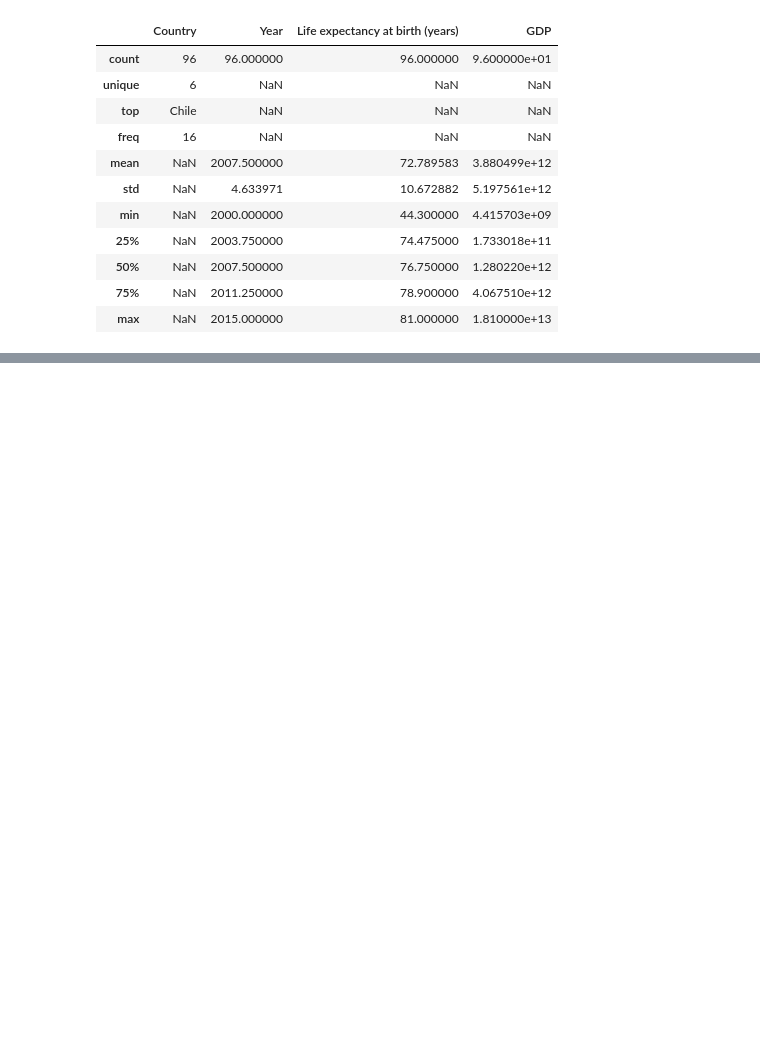
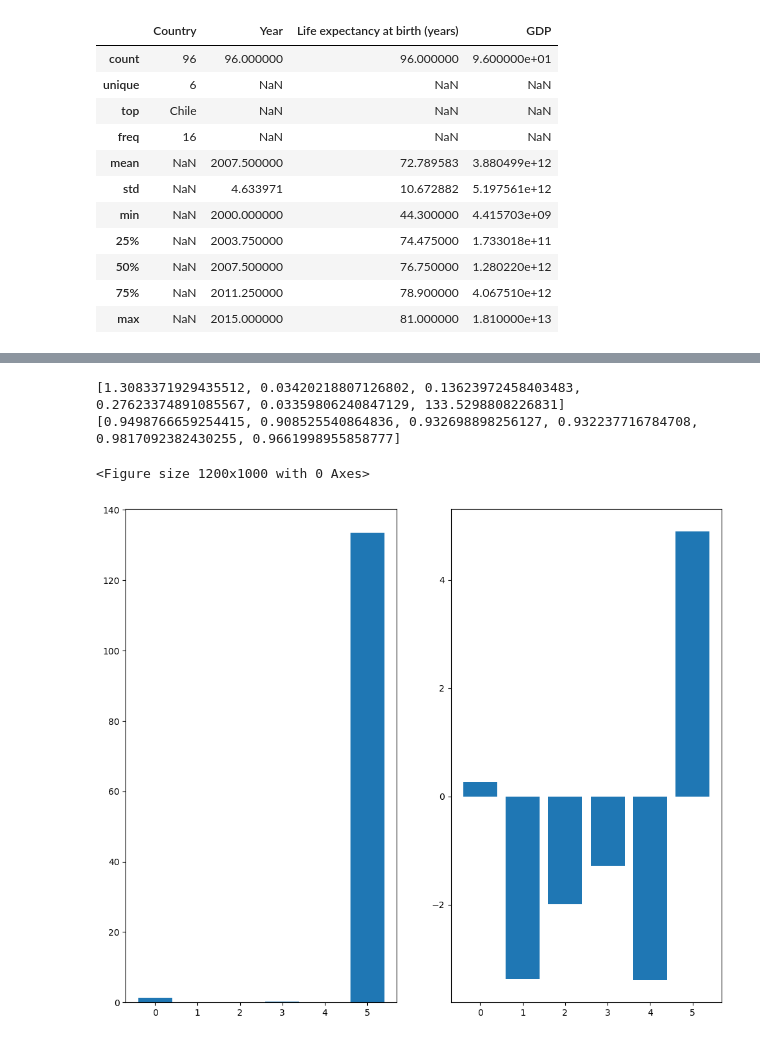
Before and after one commit to YSquid/gdp_life, a Jupyter notebook: life_expectancy_gdp.ipynb, the cells around one changed output, grey strips where cells are left out. Cells and saved outputs as stored; diff of their text form; code cells hidden in the pictures; blank space fills up the shorter version.

```diff
--- a/life_expectancy_gdp.ipynb
+++ b/life_expectancy_gdp.ipynb
@@ -145,0 +149,30 @@ plt.clf()
+# %%
+## calculate linear regression values for each nation
+
+slopes = []
+r_values = []
+plt.figure(figsize=(12,10))
+
+
+for country in country_data:
+    slope, intercept, r_value, p_value, std_err = linregress(country['GDP'], country['Life expectancy at birth (years)'])
+    slopes.append(slope)
+    r_values.append(r_value)
+print(slopes)
+print(r_values)
+
+plt.figure(figsize=(12,10))
+
+plt.subplot(1,2,1)
+plt.bar(range(len(countries)), slopes)
+plt.subplot(1,2,2)
+
+plt.bar(range(len(countries)), [math.log(slope) for slope in slopes])
+
+
+plt.show()
+# %% [output]
+[1.3083371929435512, 0.03420218807126802, 0.13623972458403483, 0.27623374891085567, 0.03359806240847129, 133.5298808226831]
+[0.9498766659254415, 0.908525540864836, 0.932698898256127, 0.932237716784708, 0.9817092382430255, 0.9661998955858777]
+<Figure size 1200x1000 with 0 Axes>
+[figure, added]
```
Also changed, not shown: parts of 4 cells of this notebook.
